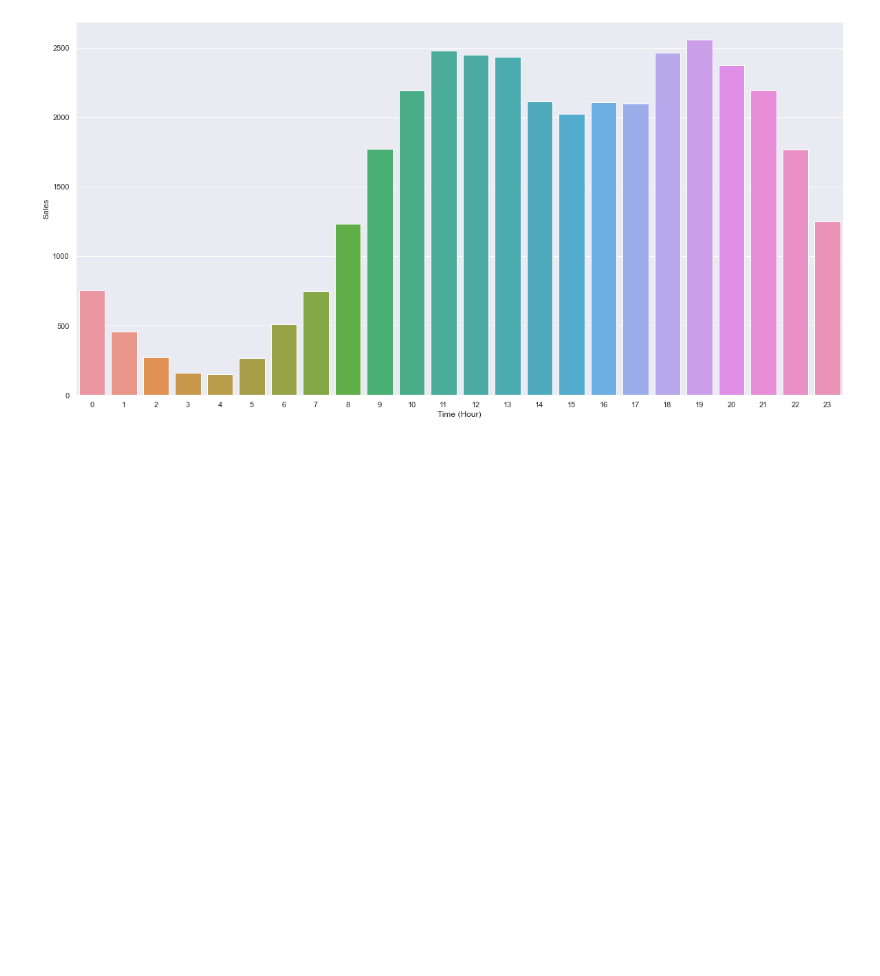
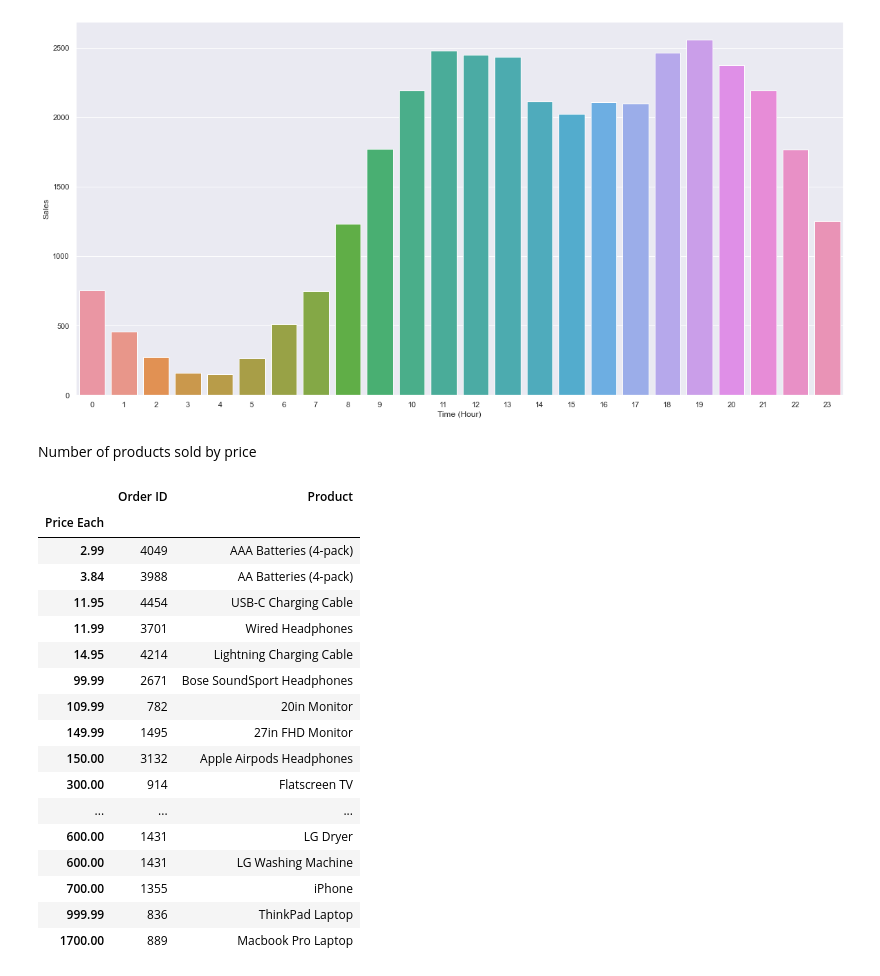
Before and after one commit to bejarrodar/GroupProject3, a Jupyter notebook: quarter1.ipynb, the cells around one changed output. Saved outputs shown, nothing was run; the diff lists cells and outputs as text; code cells hidden in the pictures; blank space fills up the shorter version.

```diff
--- a/quarter1.ipynb
+++ b/quarter1.ipynb
@@ -327,3 +343,5 @@ ax.set(xlabel='Time (Hour)', ylabel='Sales')
 plt.show()
 # %% [output]
 [figure]
+# %% [markdown]
+Number of products sold by price
@@ -329,0 +353,21 @@ plt.show()
+# %%
+product_price
+# %% [output]
+|  | Order ID | Product |
+| Price Each |  |  |
+| 2.99 | 4049 | AAA Batteries (4-pack) |
+| 3.84 | 3988 | AA Batteries (4-pack) |
+| 11.95 | 4454 | USB-C Charging Cable |
+| 11.99 | 3701 | Wired Headphones |
+| 14.95 | 4214 | Lightning Charging Cable |
+| 99.99 | 2671 | Bose SoundSport Headphones |
+| 109.99 | 782 | 20in Monitor |
+| 149.99 | 1495 | 27in FHD Monitor |
+| 150.00 | 3132 | Apple Airpods Headphones |
+| 300.00 | 914 | Flatscreen TV |
+| ... | ... | ... |
+| 600.00 | 1431 | LG Dryer |
+| 600.00 | 1431 | LG Washing Machine |
+| 700.00 | 1355 | iPhone |
+| 999.99 | 836 | ThinkPad Laptop |
+| 1700.00 | 889 | Macbook Pro Laptop |
```
Also changed, not shown: parts of 10 cells of this notebook.
